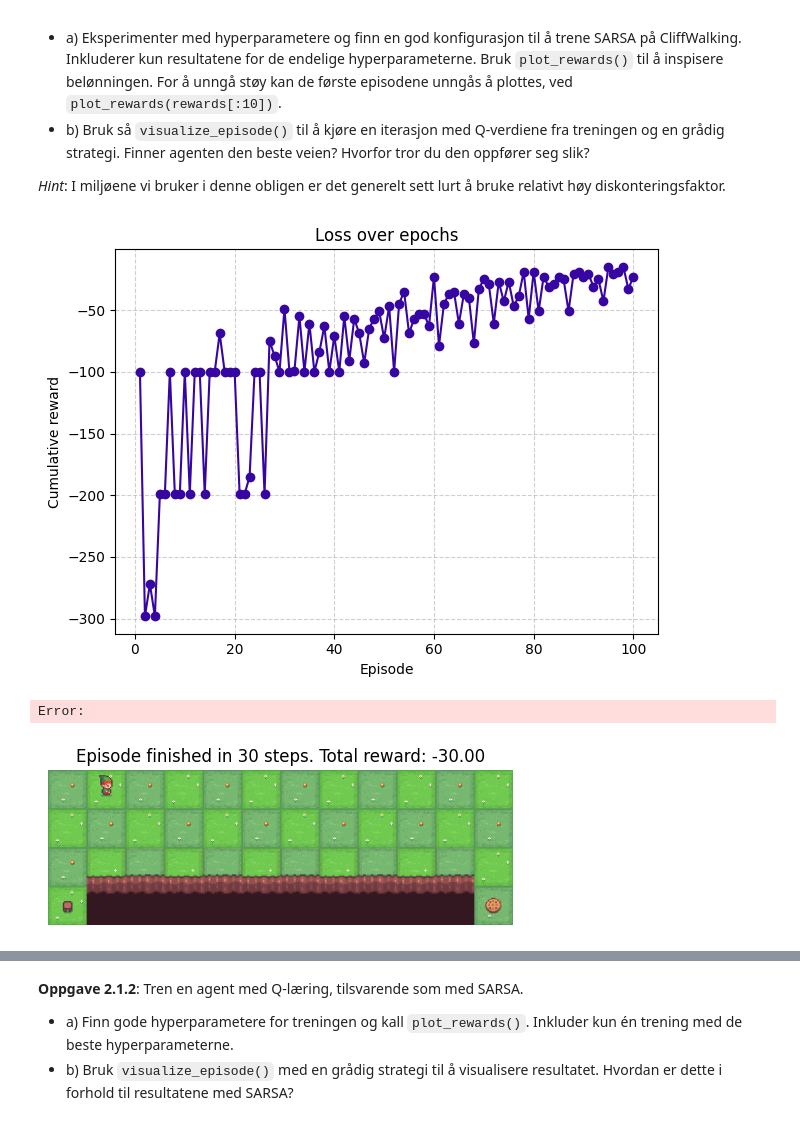
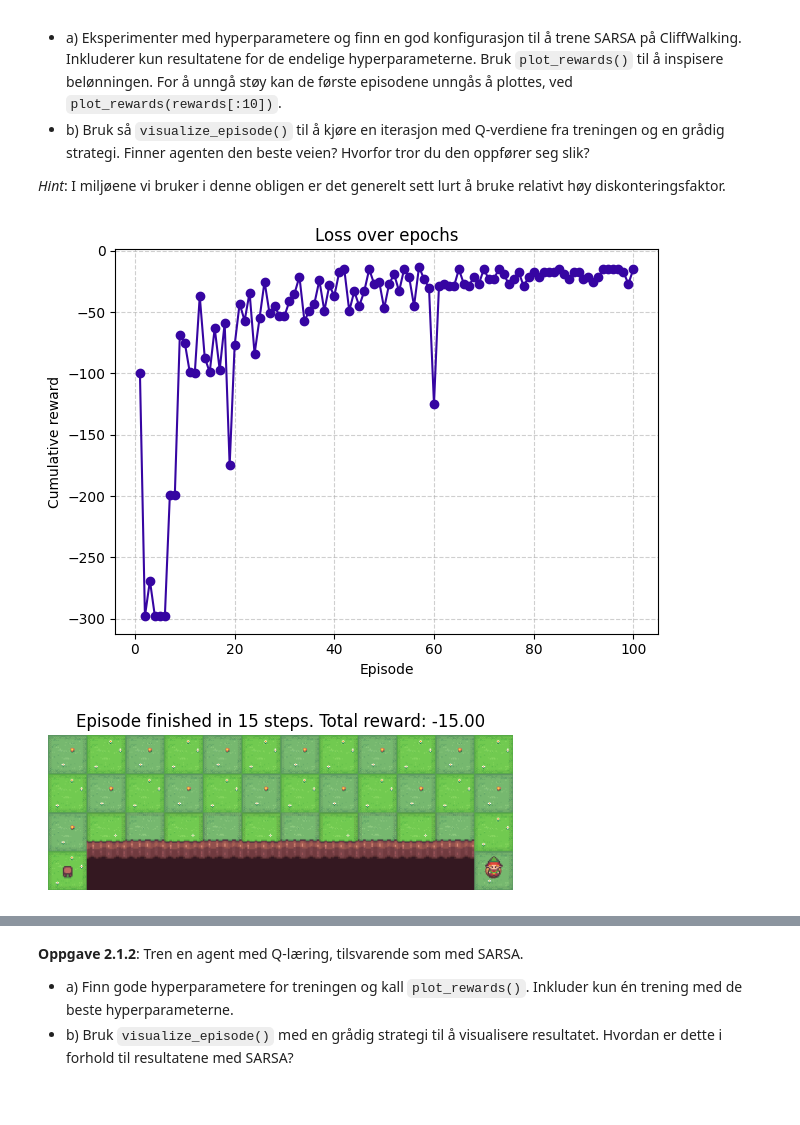
Before and after one commit to philipfleischer/ML-AI, a Jupyter notebook: oblig3b/oblig3b_reinforcement_learning.ipynb, the cells around one changed output, grey strips where cells are left out. Cells and saved outputs as stored; diff of their text form; code cells hidden in the pictures.

```diff
--- a/oblig3b/oblig3b_reinforcement_learning.ipynb
+++ b/oblig3b/oblig3b_reinforcement_learning.ipynb
@@ -421,36 +421,35 @@ update_function = sarsa_update
 
 # Hyperparametere valgt for å gi agenten en god balanse mellom :
 # - utforskning (epsilon)
 # - hvor raskt den lærer (alpha)
 # - hvor mye den bryr seg om fremtidige belønninger (gamma)
 epsilon = 0.01
 alpha = 0.4
-gamma = 0.1
+gamma = 0.7
 
 # Epsilon-greedy policy:
 # - velger tilfeldig handling med sannsynlighet epsilon
 # - velger ellers beste kjente handling
 policy_function = EpsilonGreedyPolicy(epsilon=epsilon)
 
 implemented = True
 
 if implemented:
     # Trener agenten på CliffWalking
     # train_agent returnerer:
     # - q_table: den ferdigtrente Q-tabellen
     # - rewards: total belønning per episode
     q_table, rewards = train_agent(
         environment_name="CliffWalking-v1",
         n_episodes=n_episodes,
         policy_function=policy_function,
         update_function=update_function,
         alpha=alpha,
         gamma=gamma,
     )
     plot_rewards(rewards)
 # %% [output]
-[figure, old version]
+[figure, new version]
-Error:
 # %%
 # Visalize in a different cell from the plotting, so that the plot does not get overwritten
 if implemented:
@@ -465,4 +464,4 @@ if implemented:
         delay=0.2,
     )
 # %% [output]
-[figure, old version]
+[figure, new version]
```
Also changed, not shown: parts of 7 cells of this notebook.
